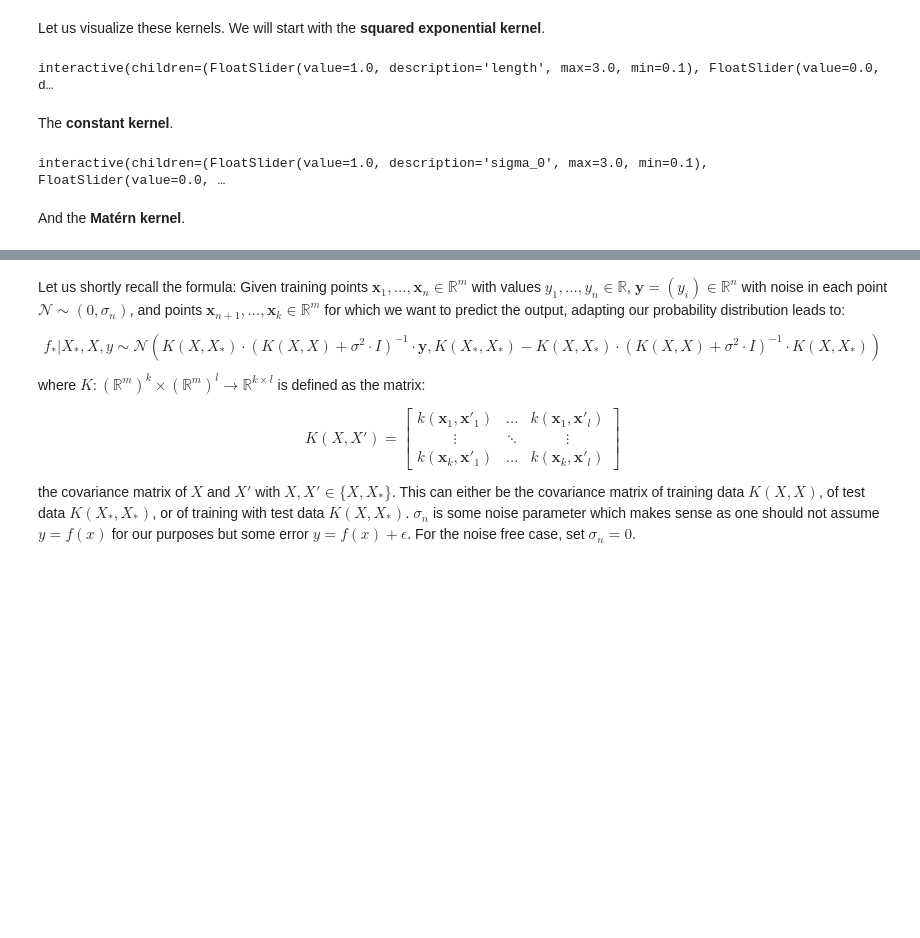
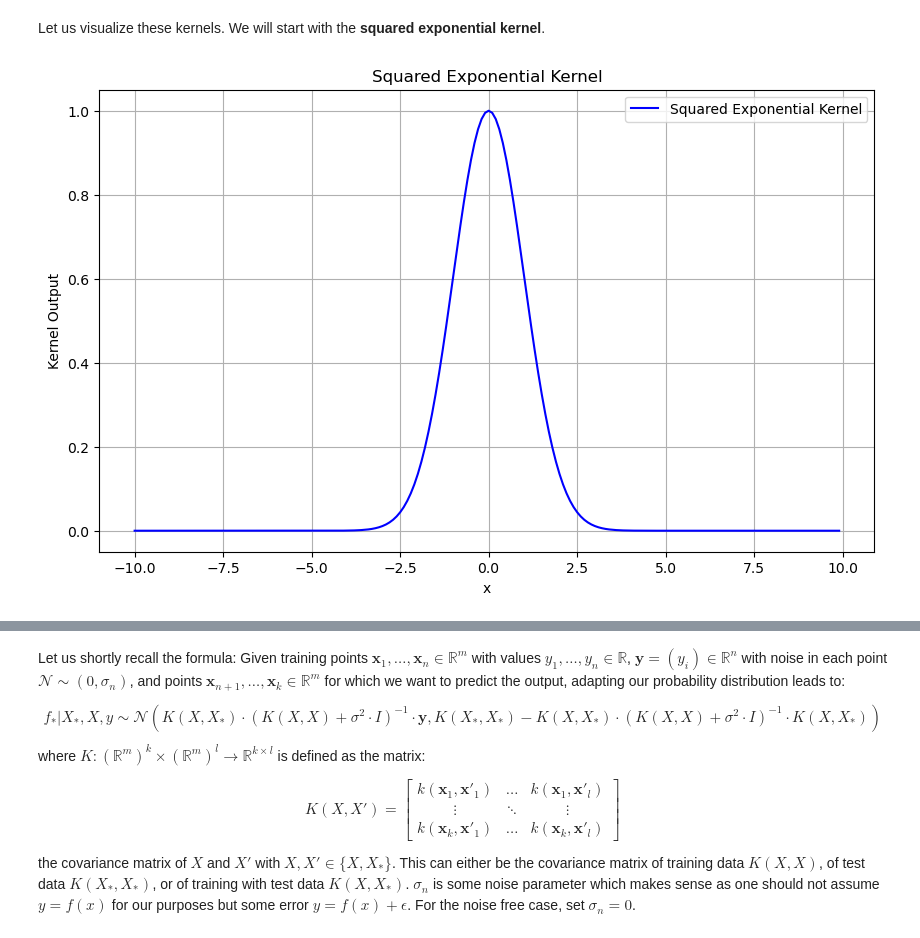
Before and after one commit to milchi03/Fast_derivative_pricing_using_Gaussian_Process_Regression, a Jupyter notebook: main.ipynb, the cells around one changed output, grey strips where cells are left out. Saved outputs shown, nothing was run; the diff lists cells and outputs as text; code cells hidden in the pictures; blank space fills up the shorter version.

```diff
--- a/main.ipynb
+++ b/main.ipynb
@@ -214,53 +215,27 @@ class MaternKernel:
 # %% [markdown]
 Let us visualize these kernels. We will start with the **squared exponential kernel**.
 # %%
+# Define fixed parameters for length and argument_2
+length = 1.0  # Set the length directly
+argument_2 = 0  # Set argument_2 directly
+
+# Generate x values
 x_lines = np.arange(-10, 10, 0.1)
-kernel = SquaredExponentialKernel()
 
-fig0 = go.Figure(data=[
-    line_scatter(
-        x_lines=x_lines,
-        y_lines=np.array([kernel(x, 0) for x in x_lines]),
-    )
-])
+# Initialize kernel
+kernel = SquaredExponentialKernel(length=length)
 
-fig0 = update_layout_of_graph(fig0, title='Squared Exponential Kernel')
+# Compute y values using fixed argument_2
+y_lines = np.array([kernel(x, argument_2) for x in x_lines])
 
-# Define the update function for interact
-@interact(length=(0.1, 3, 0.1), argument_2=(-10, 10, 0.1))
-def update(length=1, argument_2=0):
-    kernel = SquaredExponentialKernel(length=length)
-    fig0.data[0].y = np.array([kernel(x, argument_2) for x in x_lines])
-    fig0.show()
+# Plot using matplotlib
+plt.figure(figsize=(10, 6))
+plt.plot(x_lines, y_lines, label="Squared Exponential Kernel", color="blue")
+plt.title("Squared Exponential Kernel")
+plt.xlabel("x")
+plt.ylabel("Kernel Output")
+plt.legend()
+plt.grid(True)
+plt.show()
 # %% [output]
-interactive(children=(FloatSlider(value=1.0, description='length', max=3.0, min=0.1), FloatSlider(value=0.0, d…
+[figure, added]
-# %% [markdown]
-The **constant kernel**.
-# %%
-x_lines = np.arange(-10, 10, 0.1)
-
-# Initialize with default parameters for the Constant kernel
-kernel = ConstantKernel()
-
-# Create the initial plot
-fig0 = go.Figure(data=[
-    go.Scatter(
-        x=x_lines,
-        y=[kernel(x, 0) for x in x_lines],
-        mode='lines'
-    )
-])
-
-# Update the layout for clarity
-fig0.update_layout(title='Constant Kernel')
-
-# Define the update function for interact
-@interact(sigma_0=(0.1, 3, 0.1), argument_2=(-10, 10, 0.1))
-def update(sigma_0=1.0, argument_2=0):
-    kernel = ConstantKernel(sigma_0=sigma_0)
-    fig0.data[0].y = [kernel(x, argument_2) for x in x_lines]
-    fig0.show()
-# %% [output]
-interactive(children=(FloatSlider(value=1.0, description='sigma_0', max=3.0, min=0.1), FloatSlider(value=0.0, …
-# %% [markdown]
-And the **Matérn kernel**.
```
Also changed, not shown: parts of 14 cells of this notebook, 1 other file.
